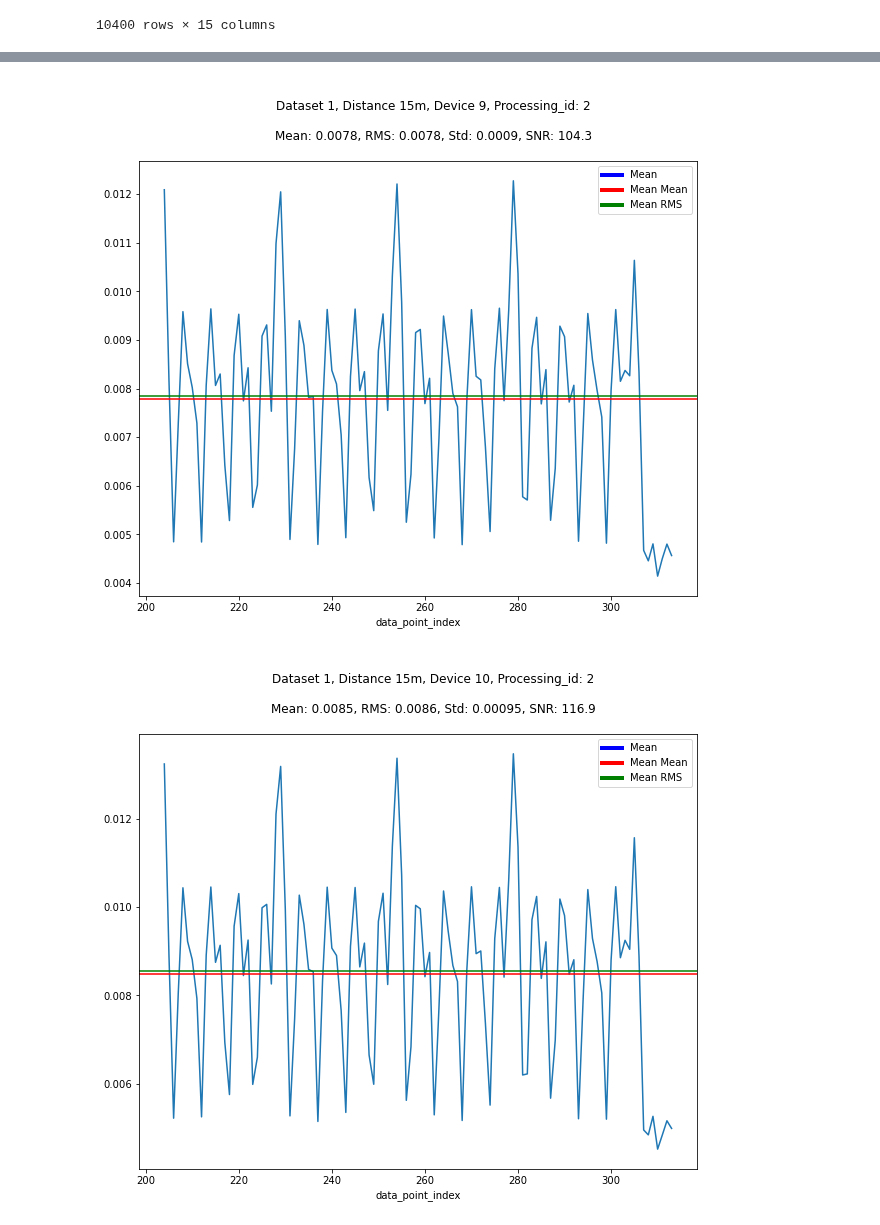
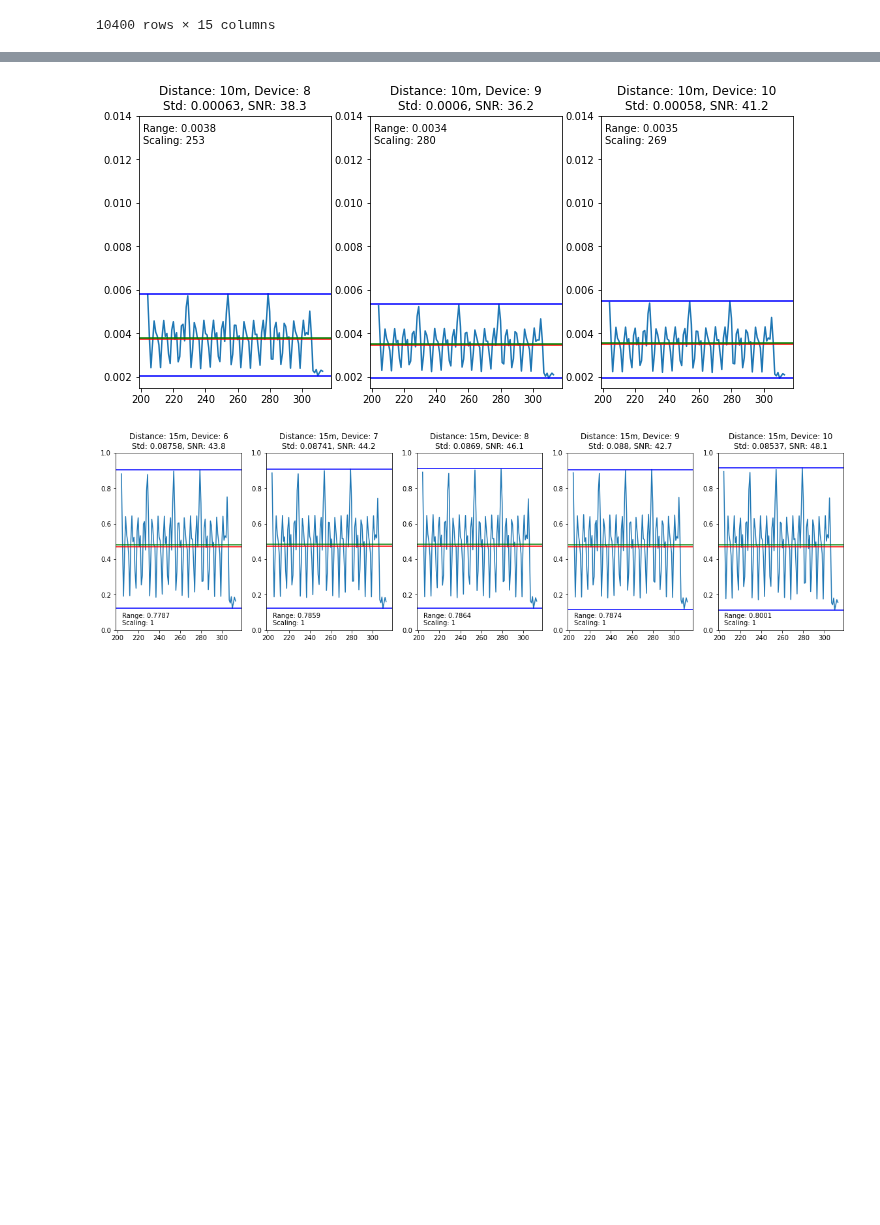
Before and after one commit to axelzedigh/MasterThesisResults, a Jupyter notebook: notebooks/Trace_metadata_db_visualization.ipynb, the cells around one changed output, grey strips where cells are left out. Drawn from its saved outputs; the diff is of its cells as text; code cells hidden in the pictures; blank space fills up the shorter version.

Commit message:
Trace metadata notebook visuals functions.

```diff
--- a/notebooks/Trace_metadata_db_visualization.ipynb
+++ b/notebooks/Trace_metadata_db_visualization.ipynb
@@ -144,9 +150,7 @@ set2 = (2, [9, 10], 2)
 set3 = (2, [8, 9, 10], 5)
 set4 = (2, [8, 9, 10], 10)
 sets = [set1, set2, set3, set4]
-for subset in sets:
-    for device in subset[1]:
-        test_dataset_id = subset[0]
-        distance = subset[2]
-        plot_trace_metadata(test_dataset_id, distance, device, 2)
+
+plot_trace_metadata_depth__several(sets, 2)
+plot_trace_metadata_depth__several(sets, 3)
 # %% [output]
@@ -156,2 +160,2 @@ for subset in sets:
-[figure, old version]
+[figure, new version]
-[figure, old version]
+[figure, new version]
```
Also changed, not shown: parts of 5 cells of this notebook, 1 other file.
